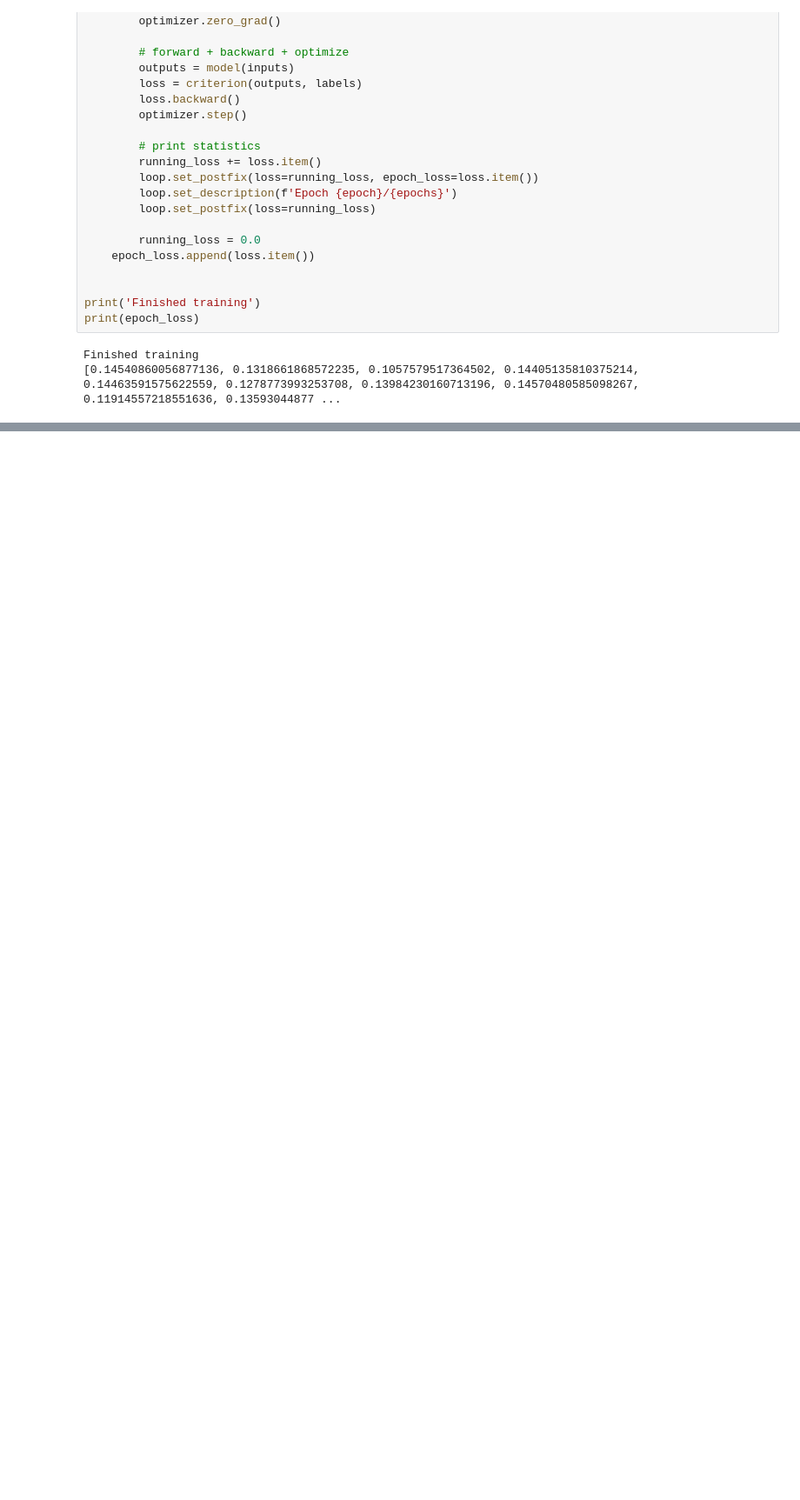
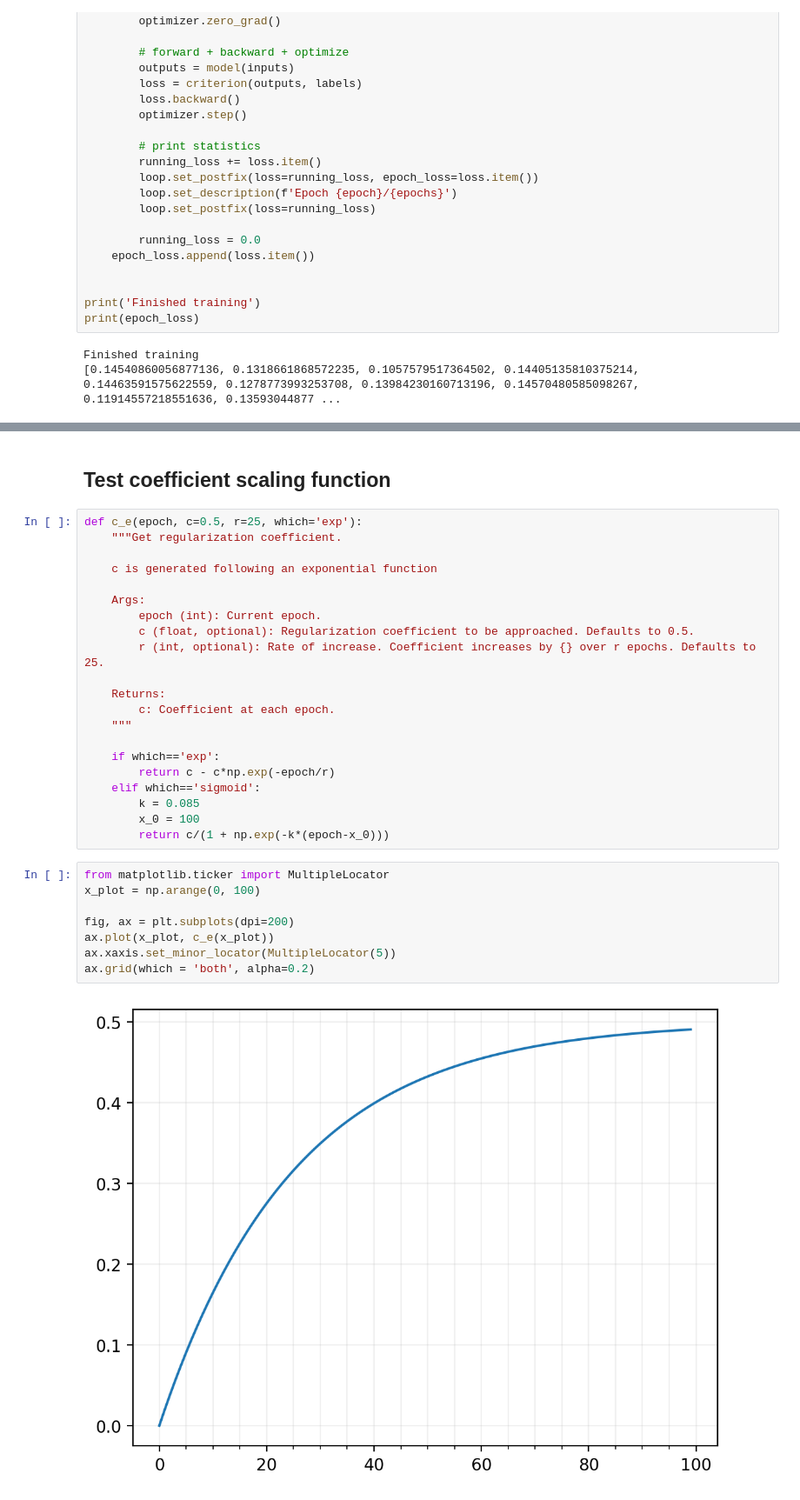
Before and after one commit to jarltc/2d-discharge-nn, a Jupyter notebook: torch/create_model.ipynb, the cells around one changed output, grey strips where cells are left out. Shown at 87% size. Drawn from its saved outputs; the diff is of its cells as text; blank space fills up the shorter version.

Commit message:
Added plot for `c_e()`

```diff
--- a/torch/create_model.ipynb
+++ b/torch/create_model.ipynb
@@ -122,3 +121,36 @@ ax.plot(epoch_loss, c='r')
 ax.grid()
 # %% [output]
 [figure]
+# %% [markdown]
+## Test coefficient scaling function
+# %%
+def c_e(epoch, c=0.5, r=25, which='exp'):
+    """Get regularization coefficient.
+
+    c is generated following an exponential function
+
+    Args:
+        epoch (int): Current epoch.
+        c (float, optional): Regularization coefficient to be approached. Defaults to 0.5.
+        r (int, optional): Rate of increase. Coefficient increases by {} over r epochs. Defaults to 25.
+
+    Returns:
+        c: Coefficient at each epoch.
+    """
+
+    if which=='exp':
+        return c - c*np.exp(-epoch/r)
+    elif which=='sigmoid':
+        k = 0.085
+        x_0 = 100
+        return c/(1 + np.exp(-k*(epoch-x_0)))
+# %%
+from matplotlib.ticker import MultipleLocator
+x_plot = np.arange(0, 100)
+
+fig, ax = plt.subplots(dpi=200)
+ax.plot(x_plot, c_e(x_plot))
+ax.xaxis.set_minor_locator(MultipleLocator(5))
+ax.grid(which = 'both', alpha=0.2)
+# %% [output]
+[figure, added]
```
Also changed, not shown: parts of 2 cells of this notebook.
